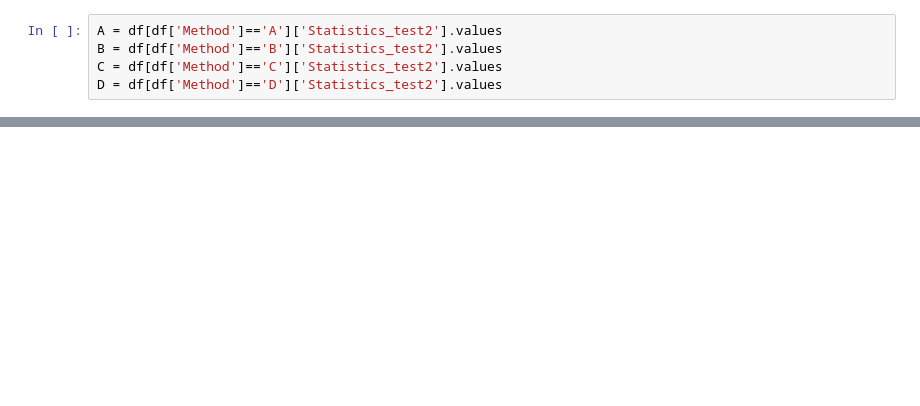
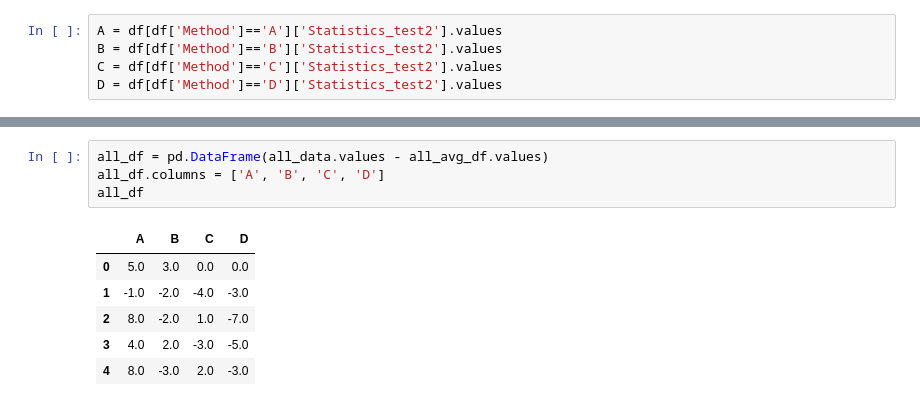
Before and after one commit to kanix29/statistics_r2python, a Jupyter notebook: Chapter7.ipynb, the cells around one changed output, grey strips where cells are left out. Drawn from its saved outputs; the diff is of its cells as text; blank space fills up the shorter version.

```diff
--- a/Chapter7.ipynb
+++ b/Chapter7.ipynb
@@ -67,0 +118,11 @@ array([15,  9, 18, 14, 18, 13,  8,  8, 12,  7, 10,  6, 11,  7, 12, 10,  7,
+# %%
+all_df = pd.DataFrame(all_data.values - all_avg_df.values)
+all_df.columns = ['A', 'B', 'C', 'D']
+all_df
+# %% [output]
+|  | A | B | C | D |
+| 0 | 5.0 | 3.0 | 0.0 | 0.0 |
+| 1 | -1.0 | -2.0 | -4.0 | -3.0 |
+| 2 | 8.0 | -2.0 | 1.0 | -7.0 |
+| 3 | 4.0 | 2.0 | -3.0 | -5.0 |
+| 4 | 8.0 | -3.0 | 2.0 | -3.0 |
```
Also changed, not shown: parts of 54 cells of this notebook, 1 other file.
